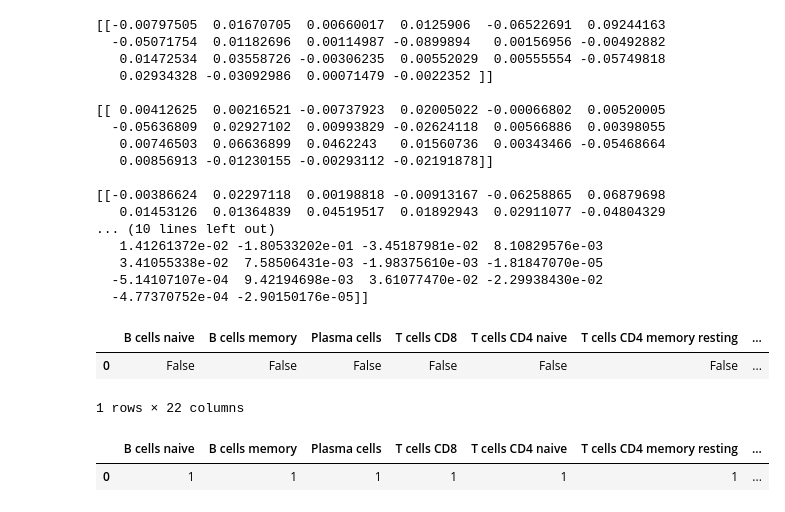
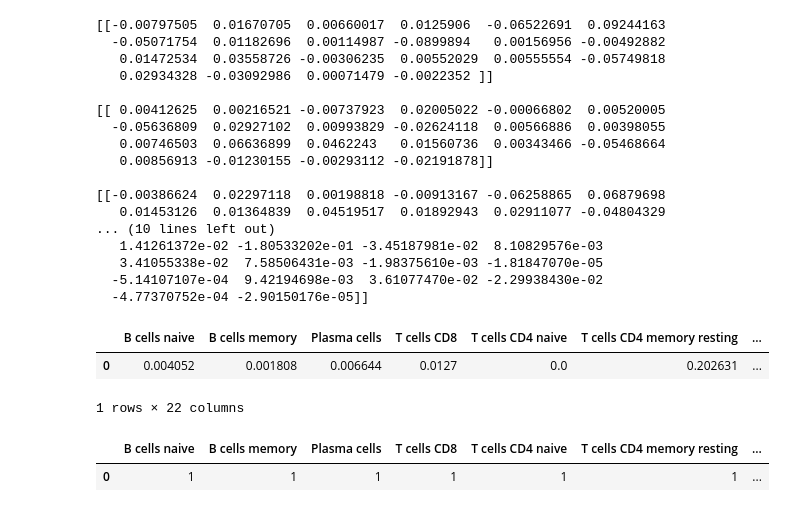
Before and after one commit to MsMatias/MixturePy, a Jupyter notebook: Test.ipynb, the cells around one changed output. Cells and saved outputs as stored; diff of their text form; code cells hidden in the pictures.

Commit message:
Beta finalizada OK

```diff
--- a/Test.ipynb
+++ b/Test.ipynb
@@ -99,30 +99,19 @@ listNuSvr = pd.DataFrame(d, columns=['RMSEpred', 'model'])
    3.41055338e-02  7.58506431e-03 -1.98375610e-03 -1.81847070e-05
   -5.14107107e-04  9.42194698e-03  3.61077470e-02 -2.29938430e-02
   -4.77370752e-04 -2.90150176e-05]]
-# %%
-model = listNuSvr.iloc[0]['model']
-
-# Get betas
-w = model.coef_
-
-# Set values i to zero where i < 0
-w = np.where(w<0, 0, w)
-absW = w
-
-# Normalize data
-w = w/np.sum(w)
-
-# Set values i to zero where i < delta
-w = np.where(w<0.007, 0, w)
-
-wa = pd.DataFrame(w[0], X.columns).T
-
-wo = pd.DataFrame(absW[0], X.columns).T
-wa.isnull()
-# %% [output]
-|  | B cells naive | B cells memory | Plasma cells | T cells CD8 | T cells CD4 naive | T cells CD4 memory resting | ... |
-| 0 | False | False | False | False | False | False | ... |
-1 rows × 22 columns
+# %%
+model = listNuSvr.iloc[0]['model']
+
+# Get betas
+w = model.coef_
+
+a = pd.DataFrame(w[0], X.columns).T
+a.where(a>0.007).fillna(0)
+a.where(a>0).fillna(0)
+# %% [output]
+|  | B cells naive | B cells memory | Plasma cells | T cells CD8 | T cells CD4 naive | T cells CD4 memory resting | ... |
+| 0 | 0.004052 | 0.001808 | 0.006644 | 0.0127 | 0.0 | 0.202631 | ... |
+1 rows × 22 columns
 # %%
 wsel2 = wsel
 wsel2
```
Also changed, not shown: 5 other files.
